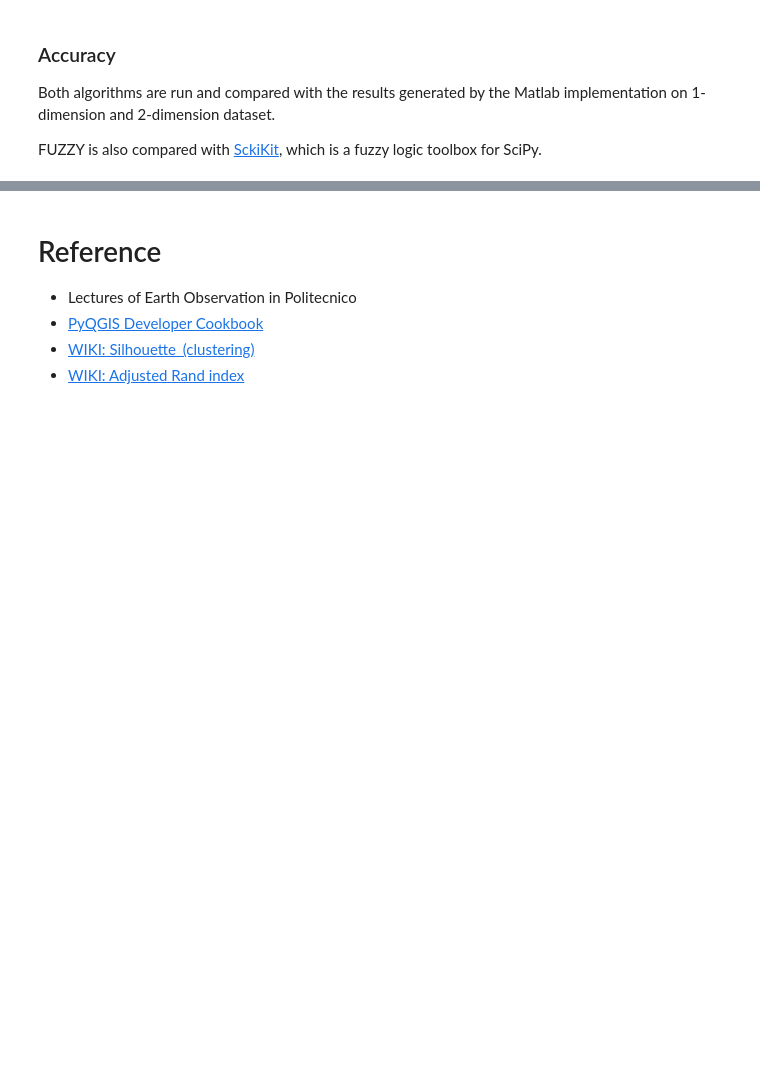
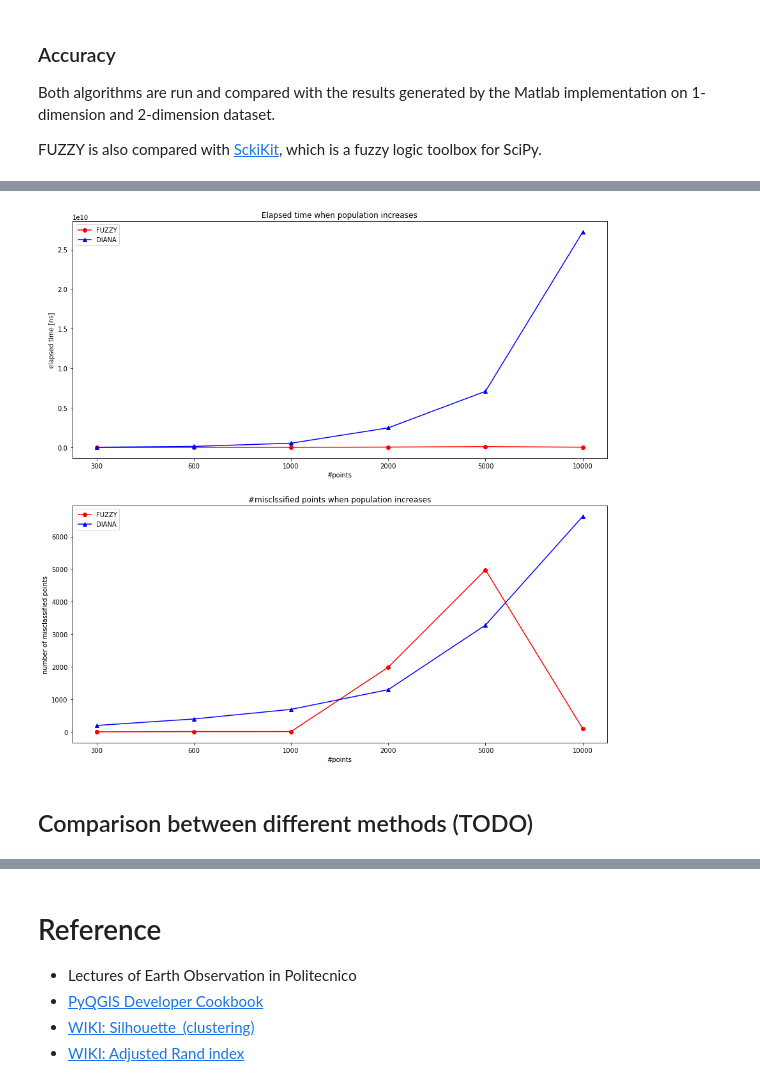
Before and after one commit to ictar/EO-Classification-Plugin, a Jupyter notebook: presentation.ipynb, the cells around one changed output, grey strips where cells are left out. Drawn from its saved outputs; the diff is of its cells as text; code cells hidden in the pictures; blank space fills up the shorter version.

Commit message:
update presentation and add test data

```diff
--- a/presentation.ipynb
+++ b/presentation.ipynb
@@ -96,3 +98,45 @@ From top to bottom, distance between cluster means increases.
+# %%
+# show result (test_classification/performance.json)
+import json
+with open(r"test_classification/performance.json") as f:
+    perjs = json.load(f)
+
+et = {'fuzzy': [], 'diana': []}
+mn = {'fuzzy': [], 'diana': []}
+tots = [300, 600, 1000, 2000, 5000, 10000, 20000, 50000, 100000]
+xticks = []
+for tot in tots:
+    key = "data_{}.mat".format(tot)
+    if key not in perjs: break
+    et['fuzzy'].append(perjs[key]['fuzzy']["elapse_time"])
+    et['diana'].append(perjs[key]['diana']["elapse_time"])
+    mn['fuzzy'].append(perjs[key]['fuzzy']["misclassified_number"])
+    mn['diana'].append(perjs[key]['diana']["misclassified_number"])
+    xticks.append(tot)
+
+#plot
+fig, ax = plt.subplots(2,1, figsize = (15,15))
+X = range(len(xticks))
+ax[0].plot(X, et['fuzzy'], 'ro-', label="FUZZY")
+ax[1].plot(X, mn['fuzzy'], 'ro-', label="FUZZY")
+ax[0].plot(X, et['diana'], 'b^-', label="DIANA")
+ax[1].plot(X, mn['diana'], 'b^-', label="DIANA")
+ax[0].legend()
+ax[1].legend()
+ax[0].set_title("Elapsed time when population increases")
+ax[1].set_title("#misclssified points when population increases")
+ax[0].set_xlabel("#points")
+ax[1].set_xlabel("#points")
+ax[0].set_ylabel("elapsed time [ns]")
+ax[1].set_ylabel("number of misclassified points")
+ax[0].set_xticks(X)
+ax[0].set_xticklabels(xticks)
+ax[1].set_xticks(X)
+_ = ax[1].set_xticklabels(xticks)
+# %% [output]
+[figure, added]
+# %% [markdown]
+## Comparison between different methods (TODO)
 # %%
 # load data for comparison and plot (different variance and distance of cluster mean)
 dfolder = r'test_classification/data/compare/'
```
Also changed, not shown: parts of 15 cells of this notebook, 16 other files.
